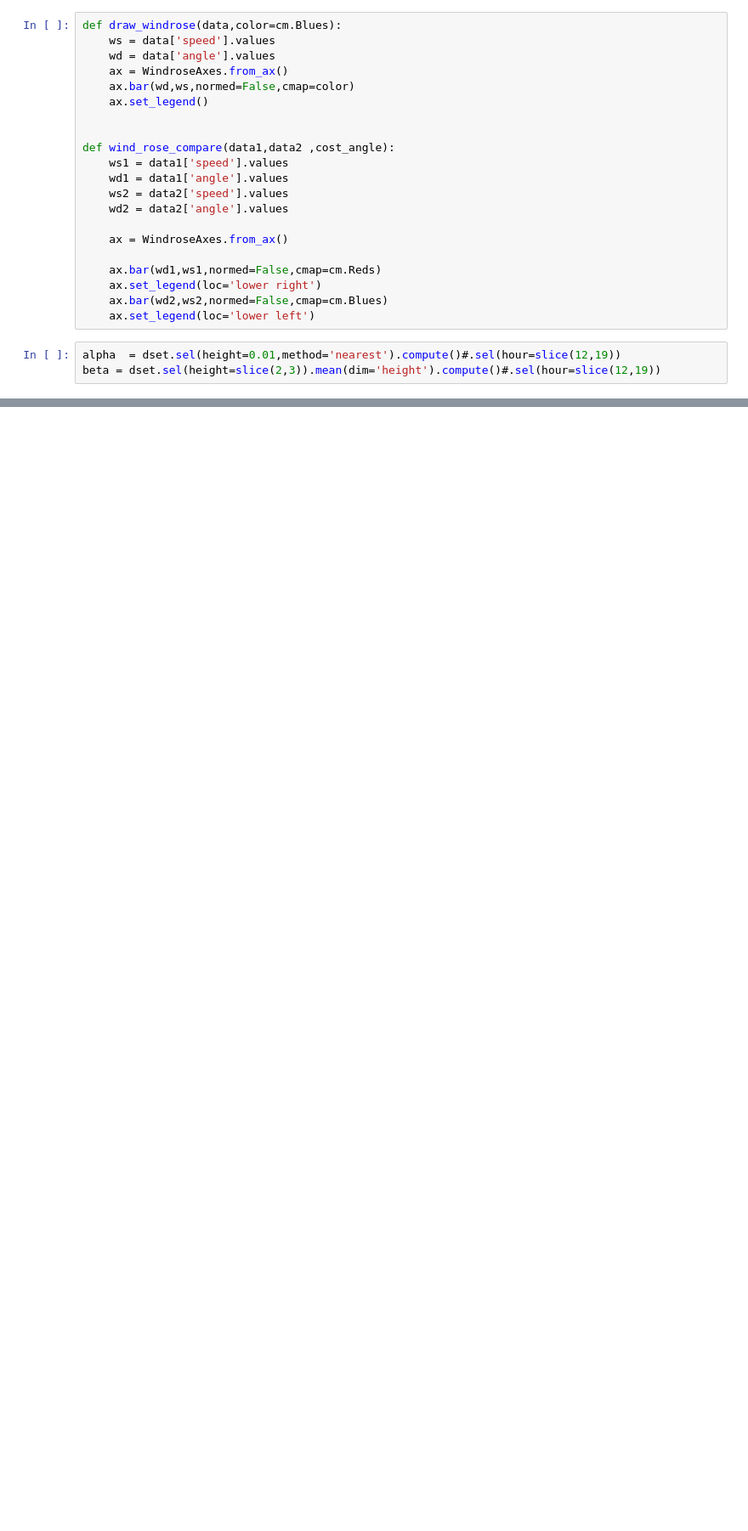
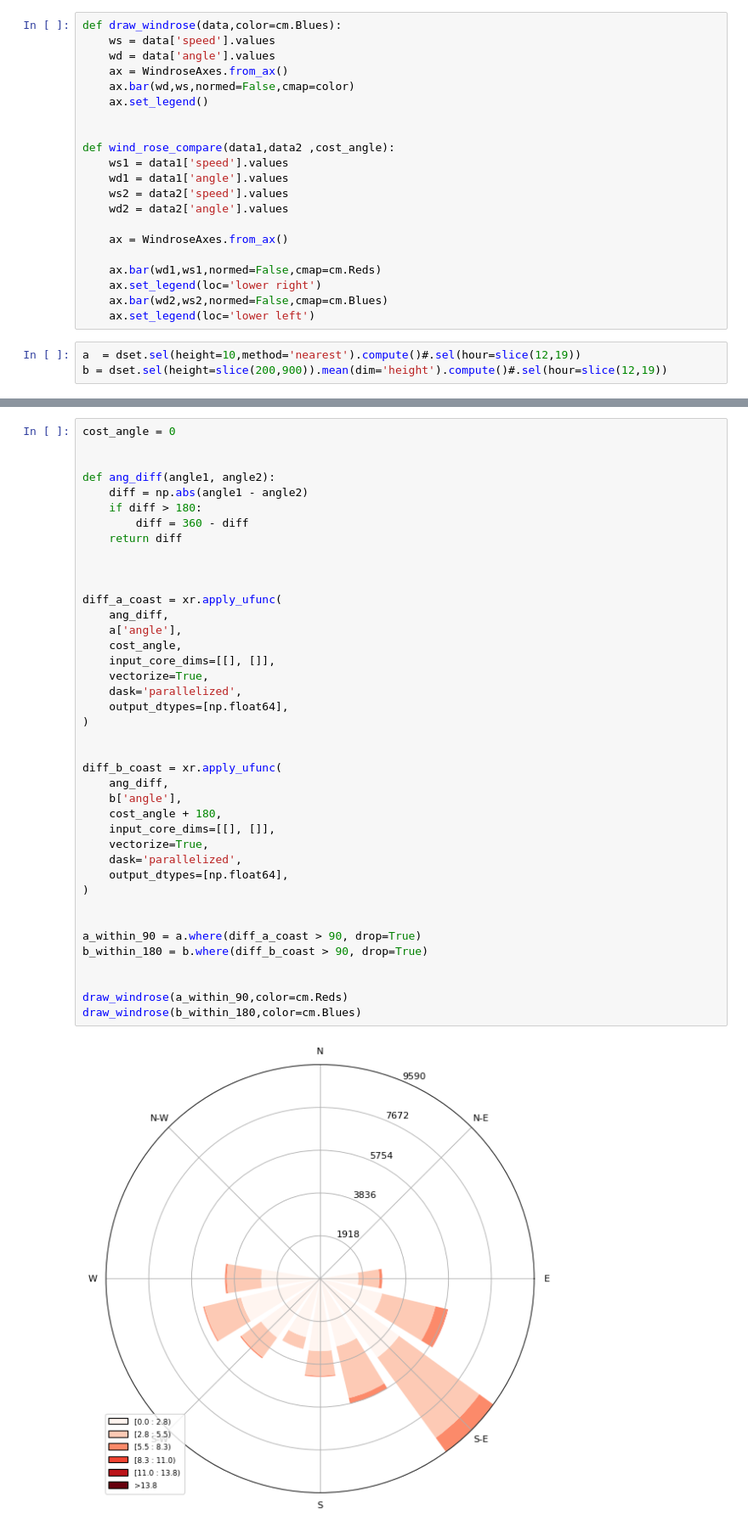
Before and after one commit to nmathewa/LSB_main, a Jupyter notebook: calc_index/init_algo.ipynb, the cells around one changed output, grey strips where cells are left out. Shown: that part at 85% size. Saved outputs shown, nothing was run; the diff lists cells and outputs as text; blank space fills up the shorter version.

```diff
--- a/calc_index/init_algo.ipynb
+++ b/calc_index/init_algo.ipynb
@@ -127,5 +262,5 @@ def wind_rose_compare(data1,data2 ,cost_angle):
     ax.bar(wd2,ws2,normed=False,cmap=cm.Blues)
     ax.set_legend(loc='lower left')
 # %%
-alpha  = dset.sel(height=0.01,method='nearest').compute()#.sel(hour=slice(12,19))
-beta = dset.sel(height=slice(2,3)).mean(dim='height').compute()#.sel(hour=slice(12,19))
+a  = dset.sel(height=10,method='nearest').compute()#.sel(hour=slice(12,19))
+b = dset.sel(height=slice(200,900)).mean(dim='height').compute()#.sel(hour=slice(12,19))
@@ -198,0 +267,42 @@ alpha_fil2['angle'].plot.hist(bins=36,facecolor='red',alpha=0.5)
+# %%
+cost_angle = 0
+
+
+def ang_diff(angle1, angle2):
+    diff = np.abs(angle1 - angle2)
+    if diff > 180:
+        diff = 360 - diff
+    return diff
+
+
+
+diff_a_coast = xr.apply_ufunc(
+    ang_diff,
+    a['angle'],
+    cost_angle,
+    input_core_dims=[[], []],
+    vectorize=True,
+    dask='parallelized',
+    output_dtypes=[np.float64],
+)
+
+
+diff_b_coast = xr.apply_ufunc(
+    ang_diff,
+    b['angle'],
+    cost_angle + 180,
+    input_core_dims=[[], []],
+    vectorize=True,
+    dask='parallelized',
+    output_dtypes=[np.float64],
+)
+
+
+a_within_90 = a.where(diff_a_coast > 90, drop=True)
+b_within_180 = b.where(diff_b_coast > 90, drop=True)
+
+
+draw_windrose(a_within_90,color=cm.Reds)
+draw_windrose(b_within_180,color=cm.Blues)
+# %% [output]
+[figure, added]
```
Also changed, not shown: parts of 22 cells of this notebook.
